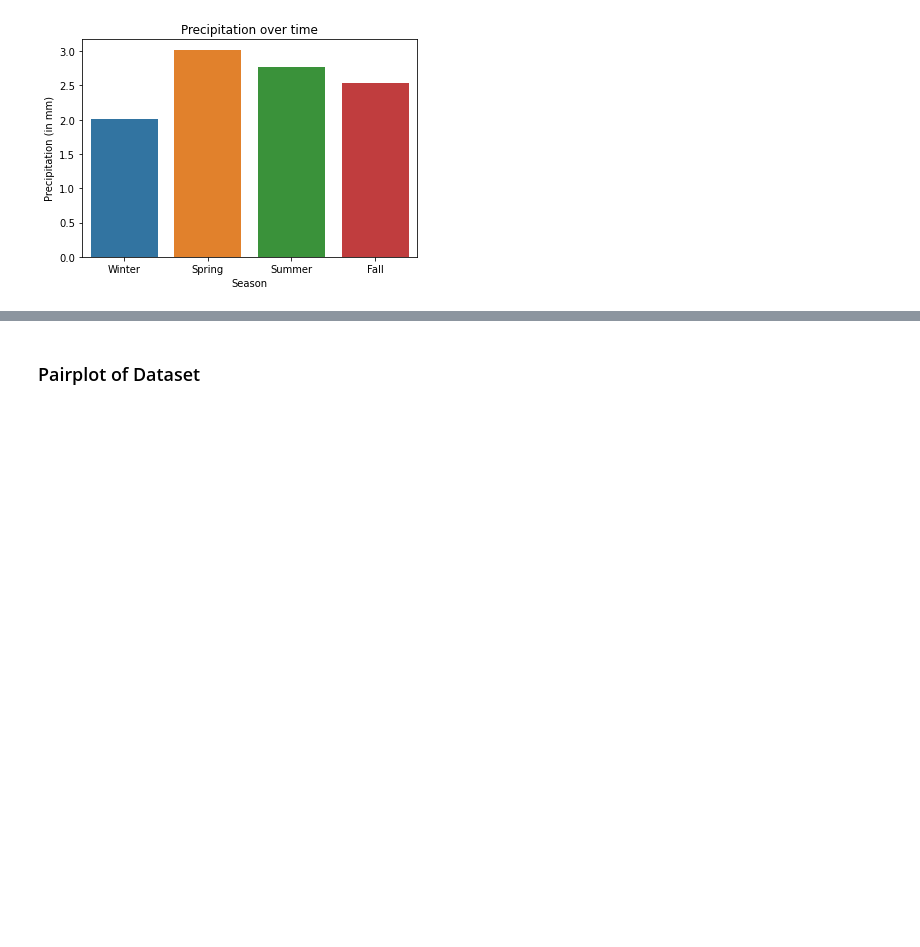
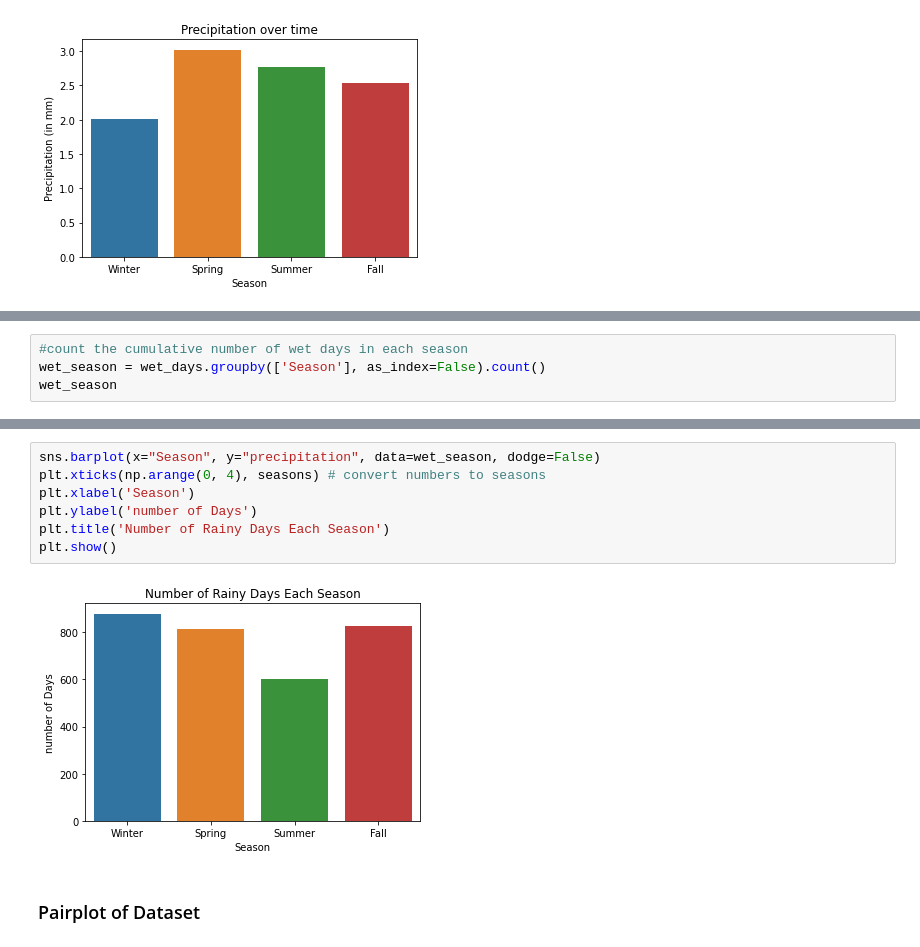
Before and after one commit to sampso29/Toronto-Rain-Prediction-, a Jupyter notebook: Toronto Rain Prediction.ipynb, the cells around one changed output, grey strips where cells are left out. Drawn from its saved outputs; the diff is of its cells as text; blank space fills up the shorter version.

Commit message:
some data preprocessing

```diff
--- a/Toronto Rain Prediction.ipynb
+++ b/Toronto Rain Prediction.ipynb
@@ -1046,0 +1087,4 @@ plt.show()
+# %%
+#count the cumulative number of wet days in each season
+wet_season = wet_days.groupby(['Season'], as_index=False).count()
+wet_season
@@ -1047,3 +1097,12 @@ plt.show()
+# %%
+sns.barplot(x="Season", y="precipitation", data=wet_season, dodge=False)
+plt.xticks(np.arange(0, 4), seasons) # convert numbers to seasons
+plt.xlabel('Season')
+plt.ylabel('number of Days')
+plt.title('Number of Rainy Days Each Season')
+plt.show()
+# %% [output]
+[figure, added]
 # %% [markdown]
 ### Pairplot of Dataset
 # %%
```
Also changed, not shown: parts of 23 cells of this notebook.
